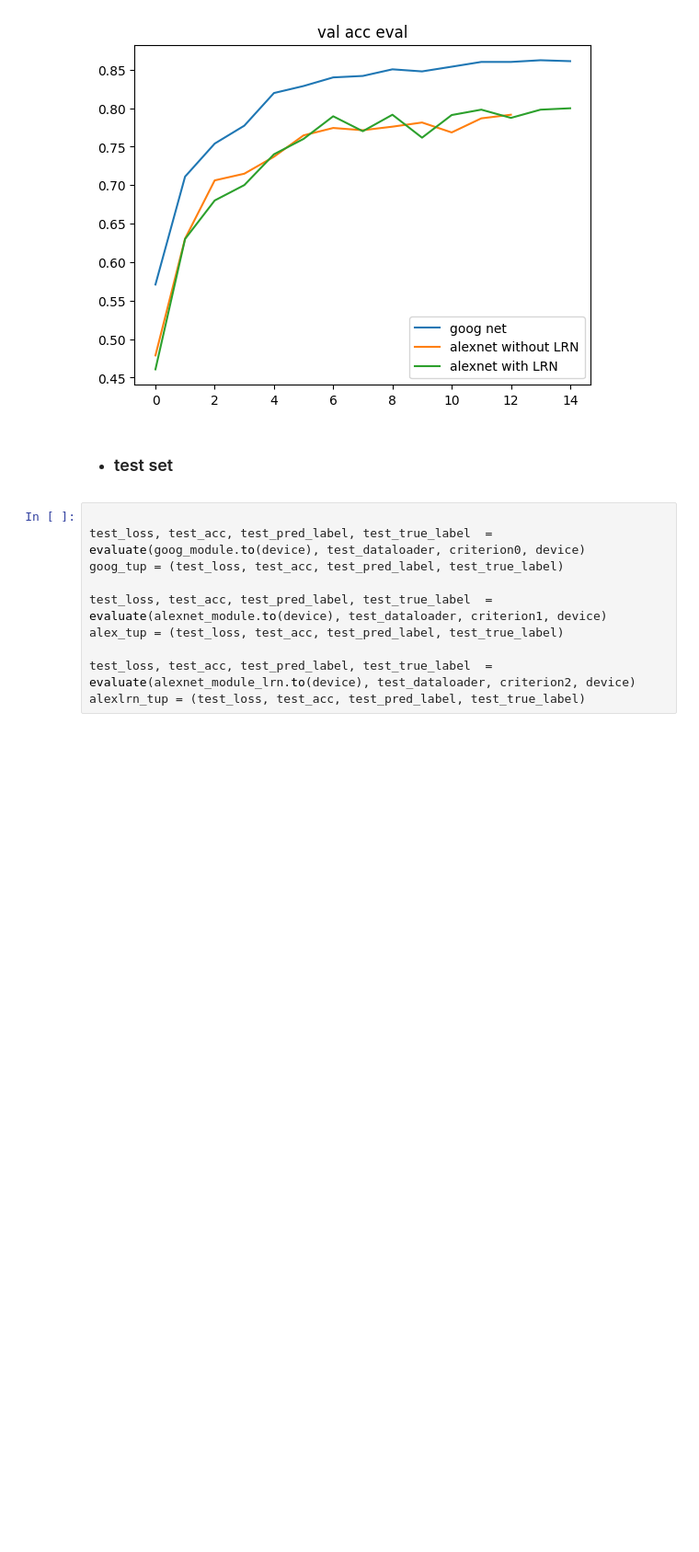
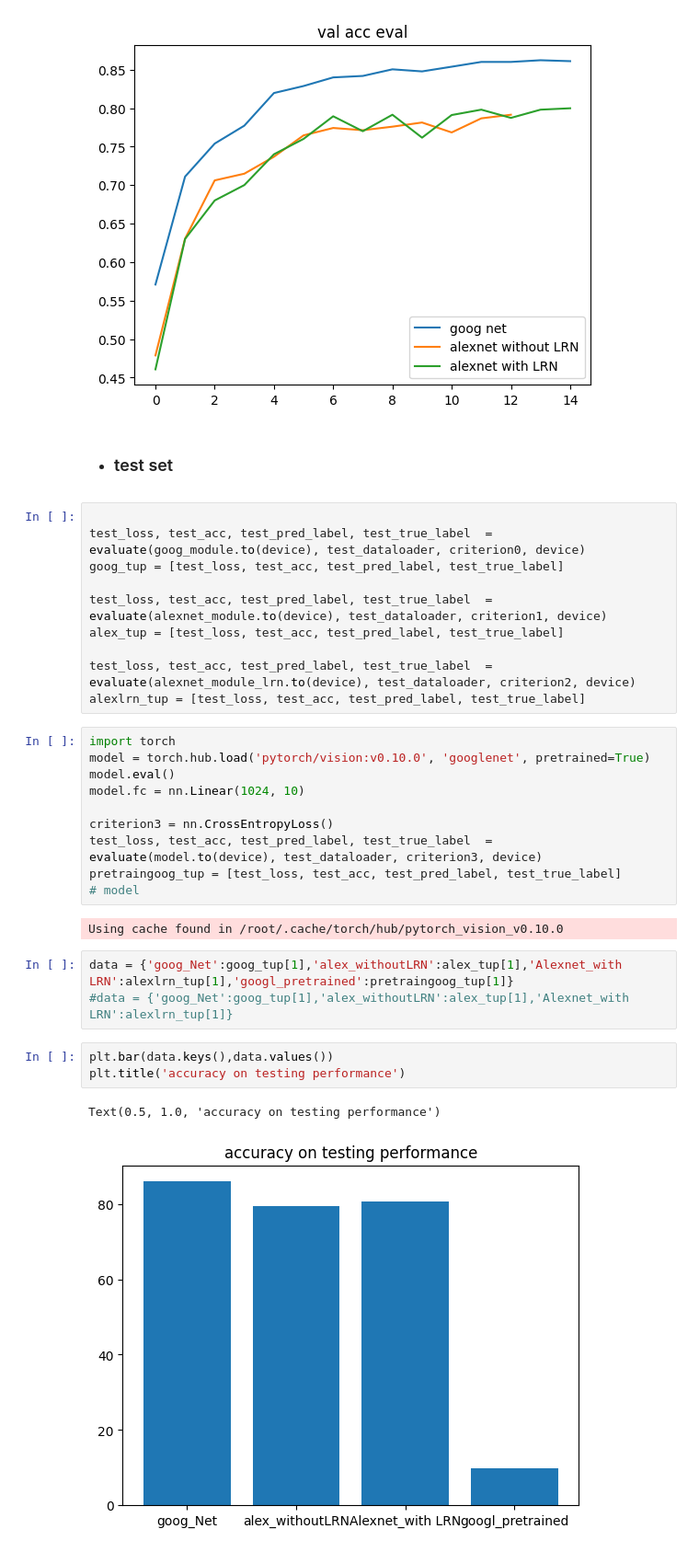
Before and after one commit to AtiChetsurakul/RTML_Labsession, a Jupyter notebook: 02_gooalex/lab2proj/reportlab2.ipynb, the cells around one changed output. Shown: that part at 92% size. Drawn from its saved outputs; the diff is of its cells as text; blank space fills up the shorter version.

```diff
--- a/02_gooalex/lab2proj/reportlab2.ipynb
+++ b/02_gooalex/lab2proj/reportlab2.ipynb
@@ -117,10 +237,31 @@ plt.show()
 # %%
 
 test_loss, test_acc, test_pred_label, test_true_label  = evaluate(goog_module.to(device), test_dataloader, criterion0, device)
-goog_tup = (test_loss, test_acc, test_pred_label, test_true_label)
+goog_tup = [test_loss, test_acc, test_pred_label, test_true_label]
 
 test_loss, test_acc, test_pred_label, test_true_label  = evaluate(alexnet_module.to(device), test_dataloader, criterion1, device)
-alex_tup = (test_loss, test_acc, test_pred_label, test_true_label)
+alex_tup = [test_loss, test_acc, test_pred_label, test_true_label]
 
 test_loss, test_acc, test_pred_label, test_true_label  = evaluate(alexnet_module_lrn.to(device), test_dataloader, criterion2, device)
-alexlrn_tup = (test_loss, test_acc, test_pred_label, test_true_label)
+alexlrn_tup = [test_loss, test_acc, test_pred_label, test_true_label]
+# %%
+import torch
+model = torch.hub.load('pytorch/vision:v0.10.0', 'googlenet', pretrained=True)
+model.eval()
+model.fc = nn.Linear(1024, 10)
+
+criterion3 = nn.CrossEntropyLoss()
+test_loss, test_acc, test_pred_label, test_true_label  = evaluate(model.to(device), test_dataloader, criterion3, device)
+pretraingoog_tup = [test_loss, test_acc, test_pred_label, test_true_label]
+# model
+# %% [output]
+Using cache found in /root/.cache/torch/hub/pytorch_vision_v0.10.0
+# %%
+data = {'goog_Net':goog_tup[1],'alex_withoutLRN':alex_tup[1],'Alexnet_with LRN':alexlrn_tup[1],'googl_pretrained':pretraingoog_tup[1]}
+#data = {'goog_Net':goog_tup[1],'alex_withoutLRN':alex_tup[1],'Alexnet_with LRN':alexlrn_tup[1]}
+# %%
+plt.bar(data.keys(),data.values())
+plt.title('accuracy on testing performance')
+# %% [output]
+Text(0.5, 1.0, 'accuracy on testing performance')
+[figure, added]
```
Also changed, not shown: parts of 5 cells of this notebook, 1 other file.
